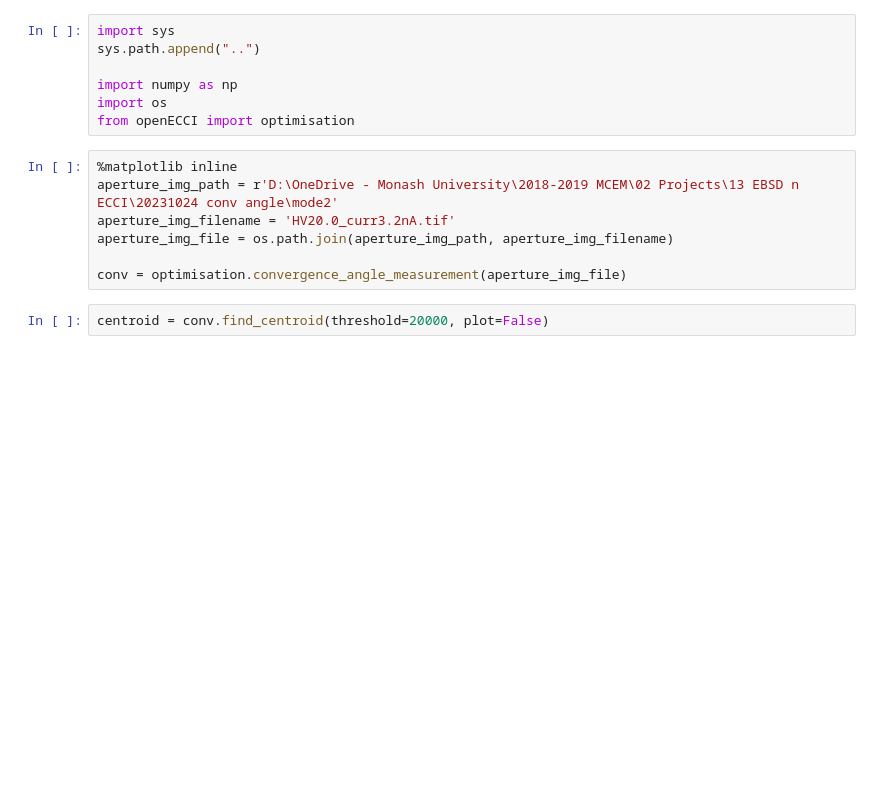
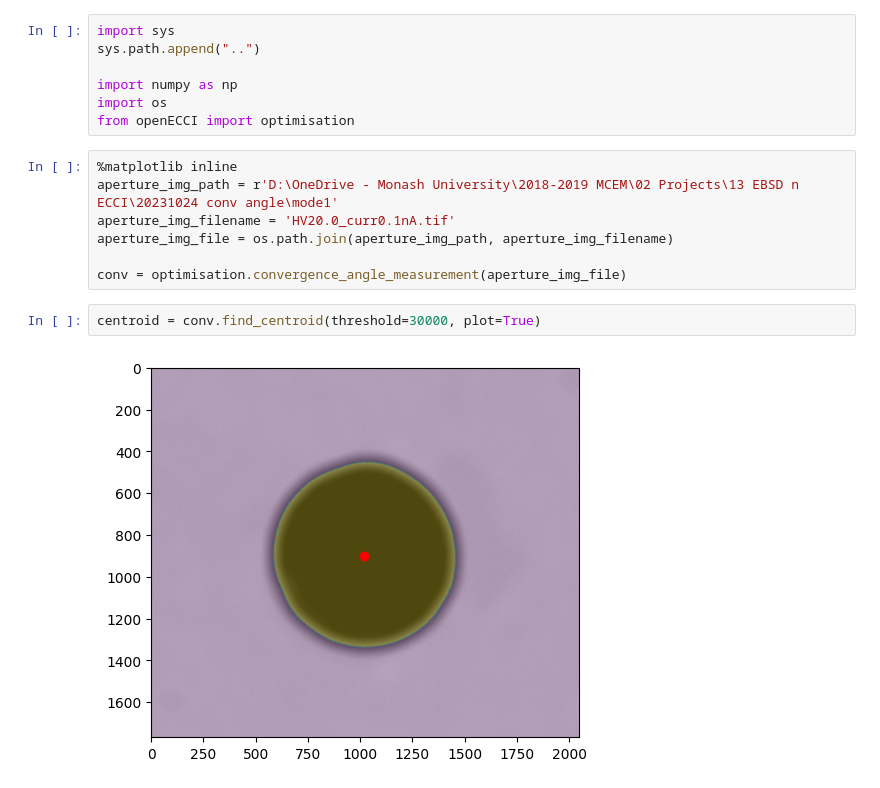
Before and after one commit to IMBalENce/openECCI, a Jupyter notebook: tutorials/05_ebeam_conv_angle_measurement.ipynb, the cells around one changed output. Saved outputs shown, nothing was run; the diff lists cells and outputs as text; blank space fills up the shorter version.

```diff
--- a/tutorials/05_ebeam_conv_angle_measurement.ipynb
+++ b/tutorials/05_ebeam_conv_angle_measurement.ipynb
@@ -7,11 +7,13 @@ import os
 from openECCI import optimisation
 # %%
 %matplotlib inline
-aperture_img_path = r'D:\OneDrive - Monash University\2018-2019 MCEM\02 Projects\13 EBSD n ECCI\20231024 conv angle\mode2'
-aperture_img_filename = 'HV20.0_curr3.2nA.tif'
+aperture_img_path = r'D:\OneDrive - Monash University\2018-2019 MCEM\02 Projects\13 EBSD n ECCI\20231024 conv angle\mode1'
+aperture_img_filename = 'HV20.0_curr0.1nA.tif'
 aperture_img_file = os.path.join(aperture_img_path, aperture_img_filename)
 
 conv = optimisation.convergence_angle_measurement(aperture_img_file)
 # %%
-centroid = conv.find_centroid(threshold=20000, plot=False)
+centroid = conv.find_centroid(threshold=30000, plot=True)
+# %% [output]
+[figure, added]
 # %%
```
Also changed, not shown: parts of 2 cells of this notebook, 7 other files.
